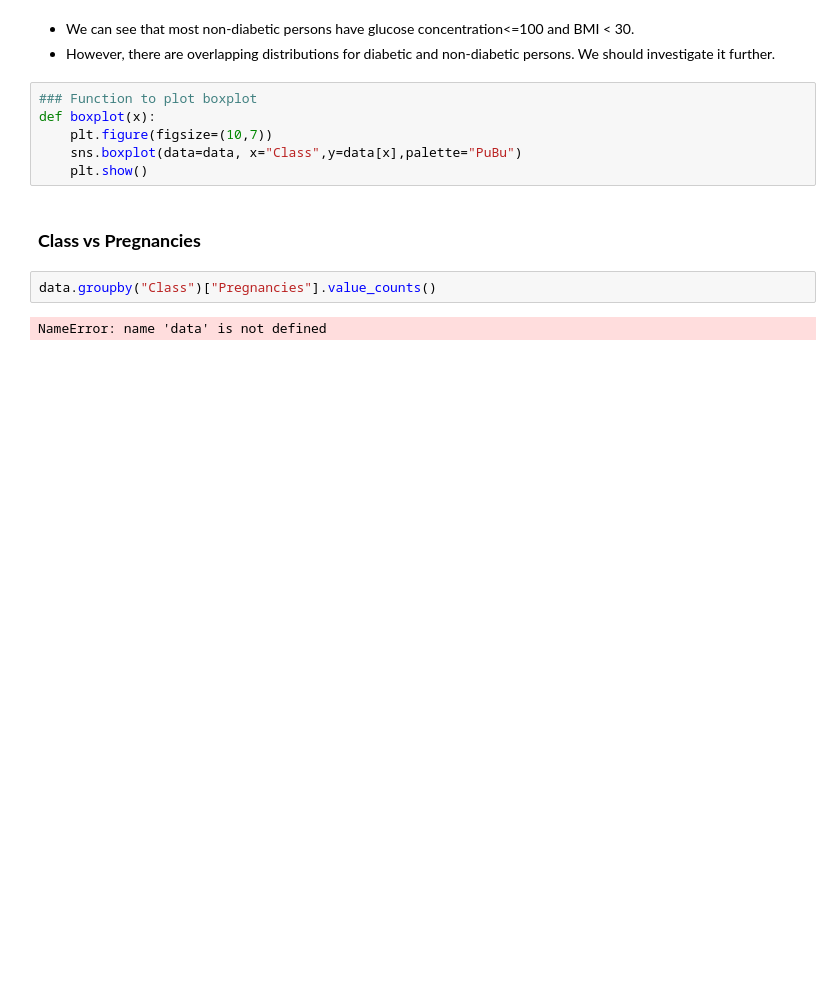
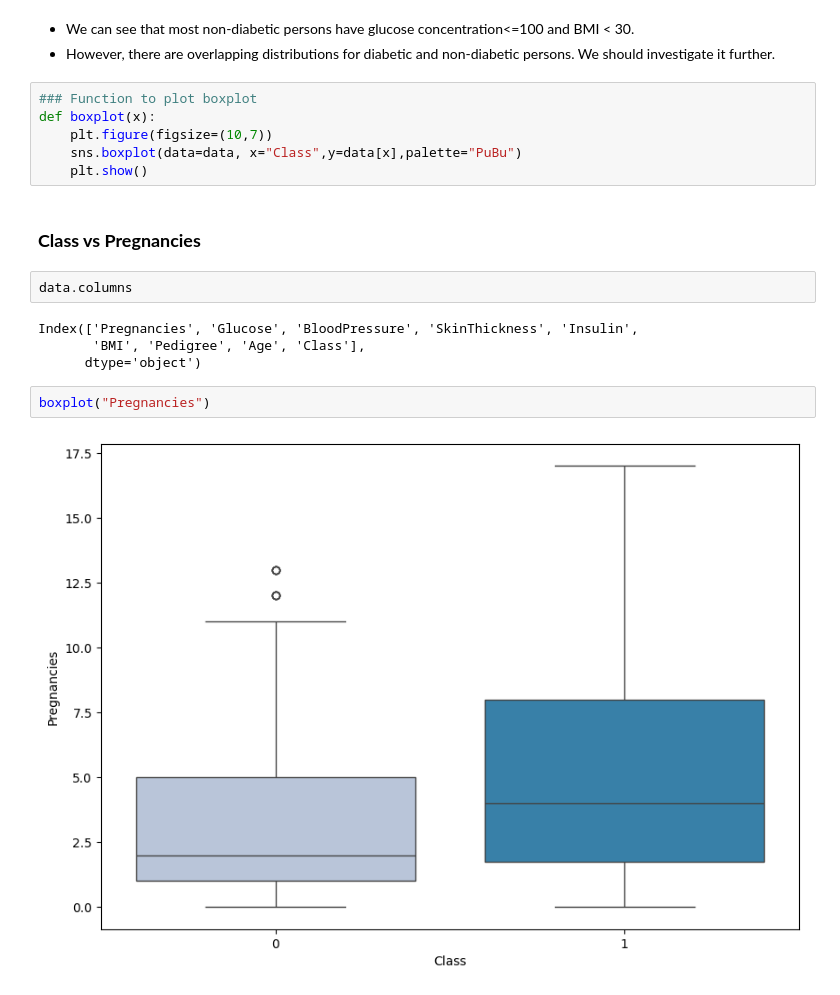
Before and after one commit to aimlalchemists/random-forest-diabetes-risk-prediction, a Jupyter notebook: Case_Study_DiabetesRisk_Prediction.ipynb, the cells around one changed output. Saved outputs shown, nothing was run; the diff lists cells and outputs as text; blank space fills up the shorter version.

```diff
--- a/Case_Study_DiabetesRisk_Prediction.ipynb
+++ b/Case_Study_DiabetesRisk_Prediction.ipynb
@@ -347,7 +347,13 @@ def boxplot(x):
     plt.show()
 # %% [markdown]
 ### **Class vs Pregnancies**
-# %%
-data.groupby("Class")["Pregnancies"].value_counts()
-# %% [output]
-NameError: name 'data' is not defined
+# %%
+data.columns
+# %% [output]
+Index(['Pregnancies', 'Glucose', 'BloodPressure', 'SkinThickness', 'Insulin',
+       'BMI', 'Pedigree', 'Age', 'Class'],
+      dtype='object')
+# %%
+boxplot("Pregnancies")
+# %% [output]
+[figure, added]
```
Also changed, not shown: parts of 28 cells of this notebook.
